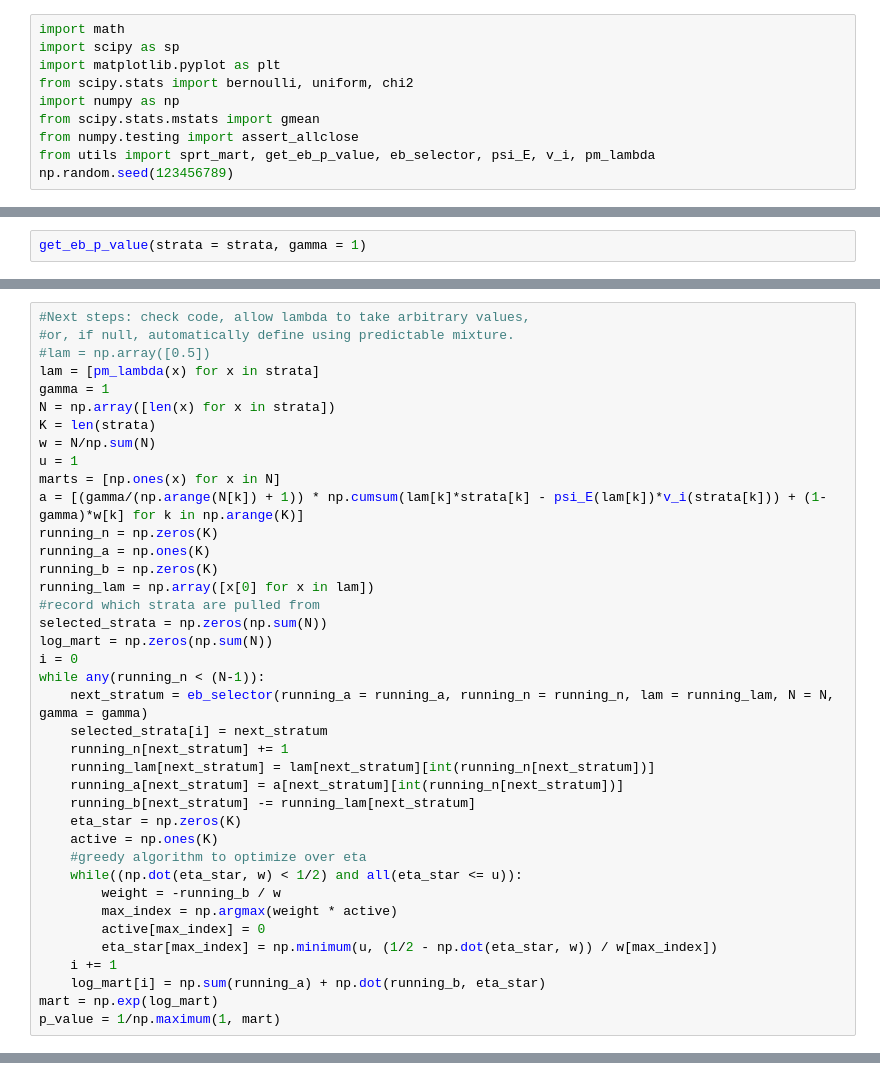
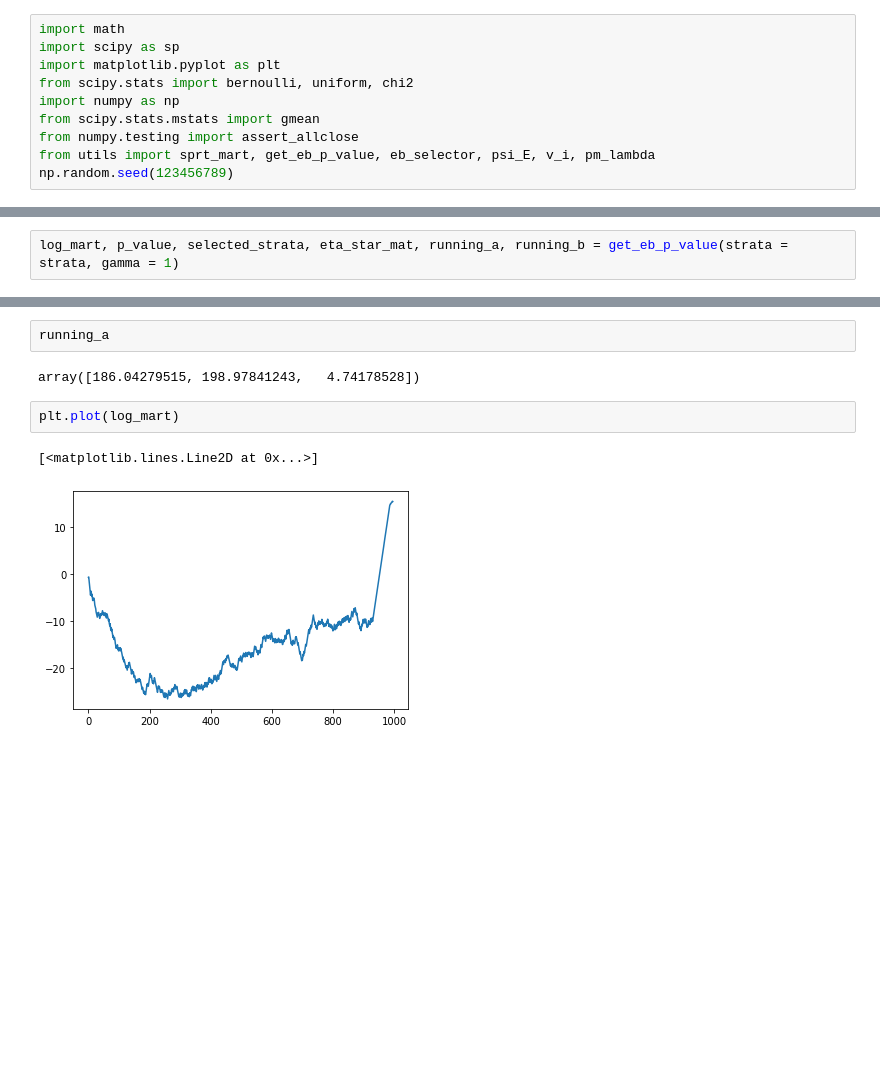
Before and after one commit to spertus/UI-TS, a Jupyter notebook: Code/empiricalBernstein.ipynb, the cells around one changed output, grey strips where cells are left out. Saved outputs shown, nothing was run; the diff lists cells and outputs as text; blank space fills up the shorter version.

```diff
--- a/Code/empiricalBernstein.ipynb
+++ b/Code/empiricalBernstein.ipynb
@@ -15,2 +19,2 @@ strata = [stratum_1, stratum_2]
 # %%
-get_eb_p_value(strata = strata, gamma = 1)
+log_mart, p_value, selected_strata, eta_star_mat, running_a, running_b = get_eb_p_value(strata = strata, gamma = 1)
@@ -35,39 +20,0 @@ array([1.        , 0.51235982, 1.        , 1.        , 1.        ,
-# %%
-#Next steps: check code, allow lambda to take arbitrary values,
-#or, if null, automatically define using predictable mixture.
-#lam = np.array([0.5])
-lam = [pm_lambda(x) for x in strata]
-gamma = 1
-N = np.array([len(x) for x in strata])
-K = len(strata)
-w = N/np.sum(N)
-u = 1
-marts = [np.ones(x) for x in N]
-a = [(gamma/(np.arange(N[k]) + 1)) * np.cumsum(lam[k]*strata[k] - psi_E(lam[k])*v_i(strata[k])) + (1-gamma)*w[k] for k in np.arange(K)]
-running_n = np.zeros(K)
-running_a = np.ones(K)
-running_b = np.zeros(K)
-running_lam = np.array([x[0] for x in lam])
-#record which strata are pulled from
-selected_strata = np.zeros(np.sum(N))
-log_mart = np.zeros(np.sum(N))
-i = 0
-while any(running_n < (N-1)):
-    next_stratum = eb_selector(running_a = running_a, running_n = running_n, lam = running_lam, N = N, gamma = gamma)
-    selected_strata[i] = next_stratum
-    running_n[next_stratum] += 1
-    running_lam[next_stratum] = lam[next_stratum][int(running_n[next_stratum])]
-    running_a[next_stratum] = a[next_stratum][int(running_n[next_stratum])]
-    running_b[next_stratum] -= running_lam[next_stratum]
-    eta_star = np.zeros(K)
-    active = np.ones(K)
-    #greedy algorithm to optimize over eta
-    while((np.dot(eta_star, w) < 1/2) and all(eta_star <= u)):
-        weight = -running_b / w
-        max_index = np.argmax(weight * active)
-        active[max_index] = 0
-        eta_star[max_index] = np.minimum(u, (1/2 - np.dot(eta_star, w)) / w[max_index])
-    i += 1
-    log_mart[i] = np.sum(running_a) + np.dot(running_b, eta_star)
-mart = np.exp(log_mart)
-p_value = 1/np.maximum(1, mart)
@@ -93,0 +21,9 @@ array([1.        , 0.51235982, 1.        , 1.        , 1.        ,
+# %%
+running_a
+# %% [output]
+array([186.04279515, 198.97841243,   4.74178528])
+# %%
+plt.plot(log_mart)
+# %% [output]
+[<matplotlib.lines.Line2D at 0x...>]
+[figure, added]
```
Also changed, not shown: parts of 4 cells of this notebook.
